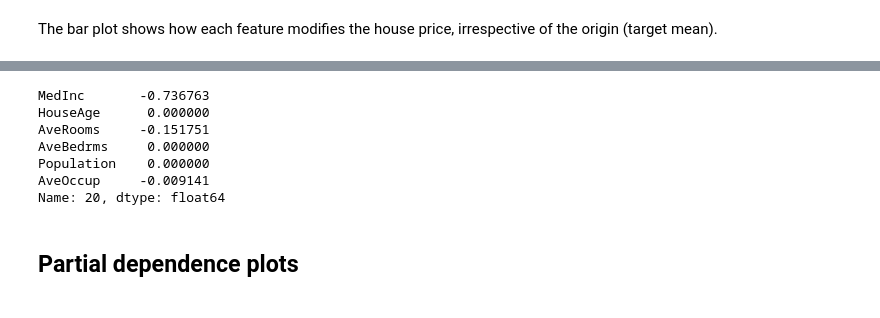
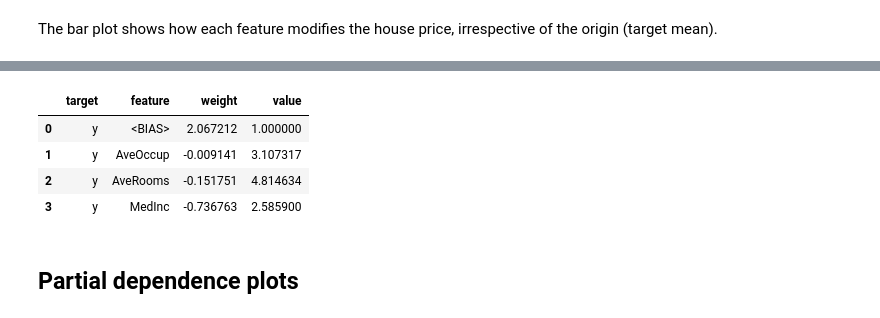
Before and after one commit to solegalli/machine-learning-interpretability, a Jupyter notebook: 15-shap/02-SHAP-exact-explainer.ipynb, the cells around one changed output, grey strips where cells are left out. Cells and saved outputs as stored; diff of their text form; code cells hidden in the pictures.

```diff
--- a/15-shap/02-SHAP-exact-explainer.ipynb
+++ b/15-shap/02-SHAP-exact-explainer.ipynb
@@ -243,15 +243,14 @@ shap.plots.bar(shap_values[20], max_display=14)
 # %%
-# for comparison, let's display the tree interpreter explanations
+# for comparison, let's display the eli5 explanation
 
-contributions.loc[20]
+row = X_test.iloc[20]
+eli5.explain_prediction_df(rf, row, feature_names=list(X_train.columns))
 # %% [output]
-MedInc       -0.736763
-HouseAge      0.000000
-AveRooms     -0.151751
-AveBedrms     0.000000
-Population    0.000000
-AveOccup     -0.009141
-Name: 20, dtype: float64
+|  | target | feature | weight | value |
+| 0 | y | <BIAS> | 2.067212 | 1.000000 |
+| 1 | y | AveOccup | -0.009141 | 3.107317 |
+| 2 | y | AveRooms | -0.151751 | 4.814634 |
+| 3 | y | MedInc | -0.736763 | 2.585900 |
 # %% [markdown]
 ## Partial dependence plots
 # %%
```
Also changed, not shown: parts of 21 cells of this notebook, 4 other files.
